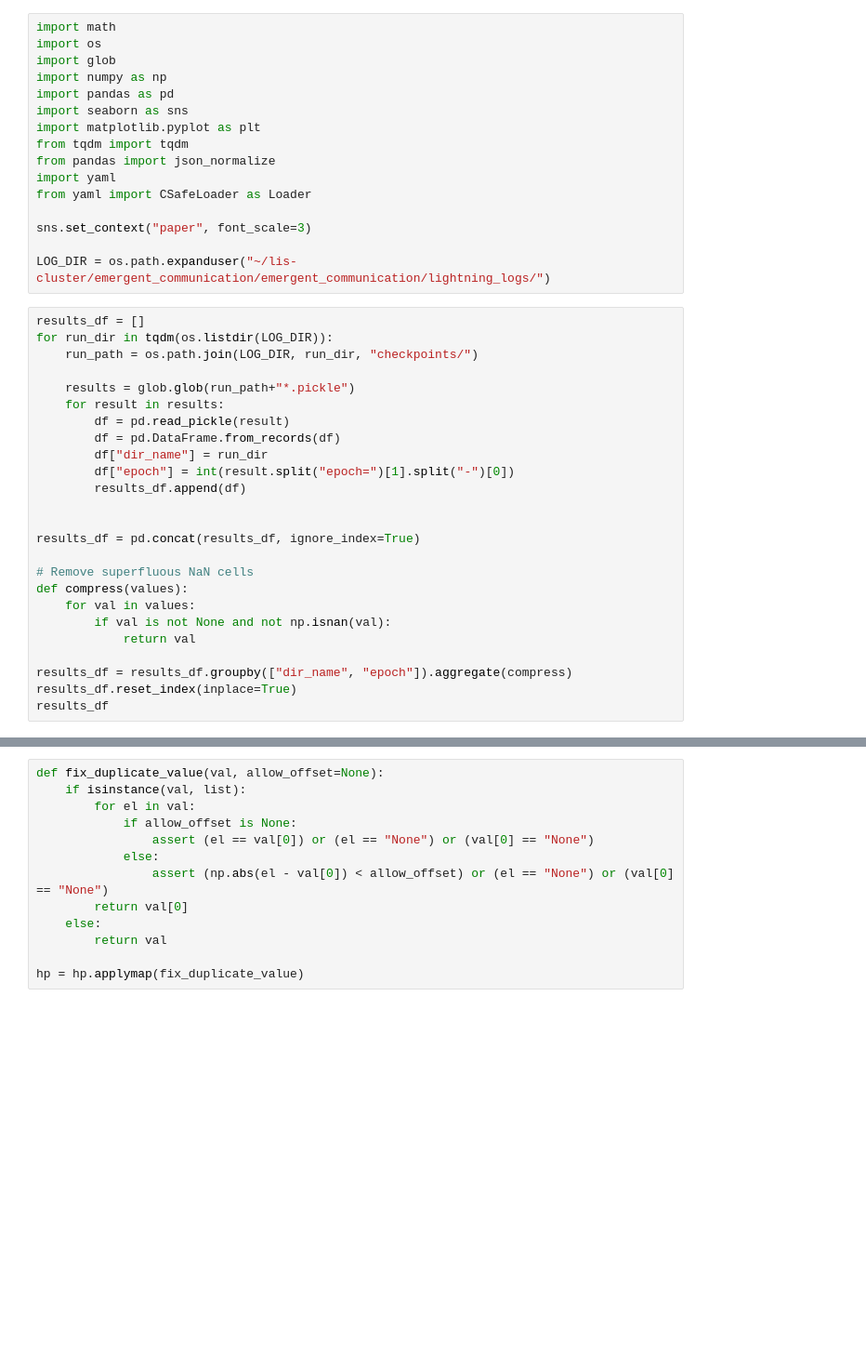
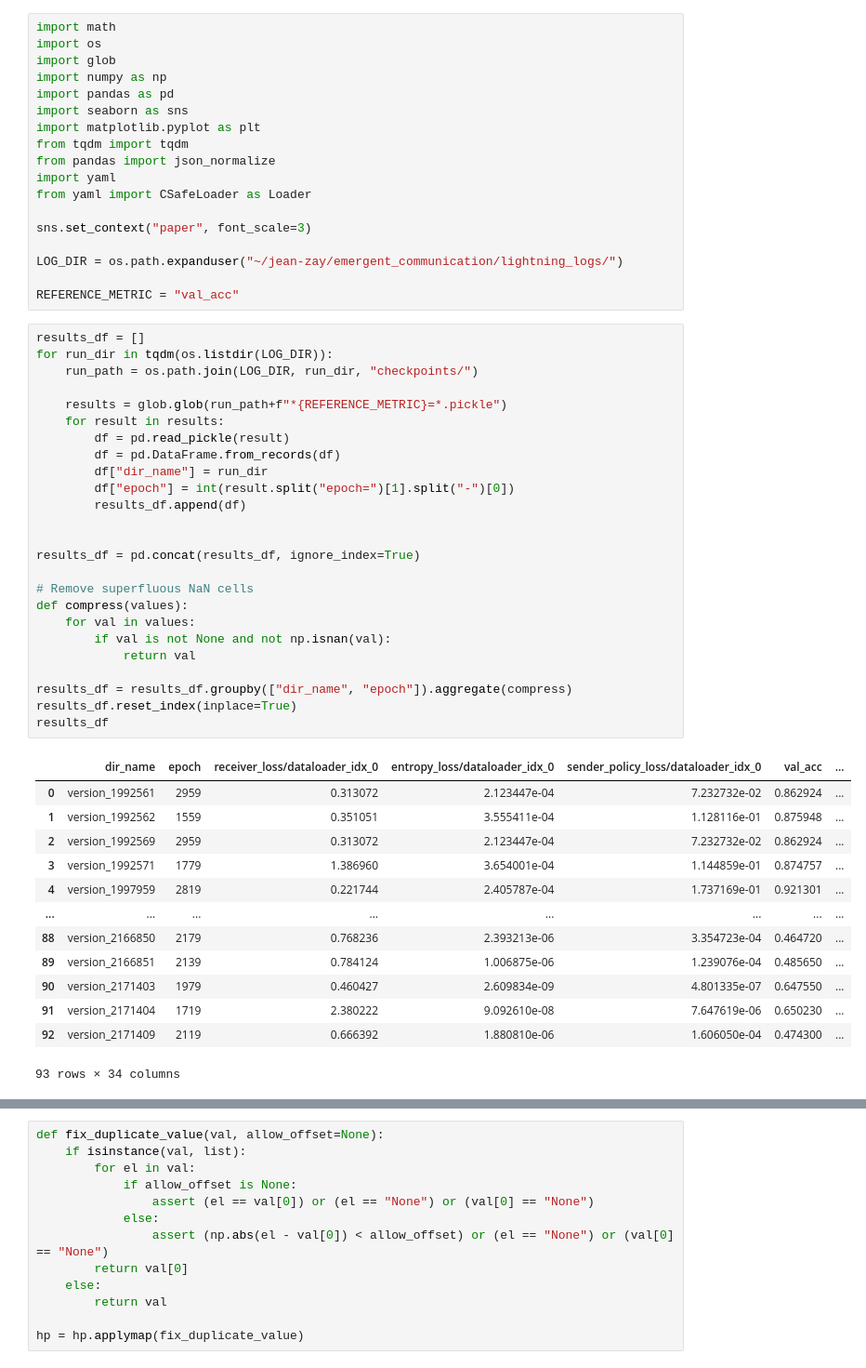
Before and after one commit to mitjanikolaus/emergent_communication, a Jupyter notebook: eval_grid_search_from_logs.ipynb, the cells around one changed output, grey strips where cells are left out. Shown at 93% size. Cells and saved outputs as stored; diff of their text form; blank space fills up the shorter version.

```diff
--- a/eval_grid_search_from_logs.ipynb
+++ b/eval_grid_search_from_logs.ipynb
@@ -13,32 +13,48 @@ from yaml import CSafeLoader as Loader
 
 sns.set_context("paper", font_scale=3)
 
-LOG_DIR = os.path.expanduser("~/lis-cluster/emergent_communication/emergent_communication/lightning_logs/")
+LOG_DIR = os.path.expanduser("~/jean-zay/emergent_communication/lightning_logs/")
+
+REFERENCE_METRIC = "val_acc"
 # %%
 results_df = []
 for run_dir in tqdm(os.listdir(LOG_DIR)):
     run_path = os.path.join(LOG_DIR, run_dir, "checkpoints/")
 
-    results = glob.glob(run_path+"*.pickle")
+    results = glob.glob(run_path+f"*{REFERENCE_METRIC}=*.pickle")
     for result in results:
         df = pd.read_pickle(result)
         df = pd.DataFrame.from_records(df)
         df["dir_name"] = run_dir
         df["epoch"] = int(result.split("epoch=")[1].split("-")[0])
         results_df.append(df)
 
 
 results_df = pd.concat(results_df, ignore_index=True)
 
 # Remove superfluous NaN cells
 def compress(values):
     for val in values:
         if val is not None and not np.isnan(val):
             return val
 
 results_df = results_df.groupby(["dir_name", "epoch"]).aggregate(compress)
 results_df.reset_index(inplace=True)
 results_df
+# %% [output]
+|  | dir_name | epoch | receiver_loss/dataloader_idx_0 | entropy_loss/dataloader_idx_0 | sender_policy_loss/dataloader_idx_0 | val_acc | ... |
+| 0 | version_1992561 | 2959 | 0.313072 | 2.123447e-04 | 7.232732e-02 | 0.862924 | ... |
+| 1 | version_1992562 | 1559 | 0.351051 | 3.555411e-04 | 1.128116e-01 | 0.875948 | ... |
+| 2 | version_1992569 | 2959 | 0.313072 | 2.123447e-04 | 7.232732e-02 | 0.862924 | ... |
+| 3 | version_1992571 | 1779 | 1.386960 | 3.654001e-04 | 1.144859e-01 | 0.874757 | ... |
+| 4 | version_1997959 | 2819 | 0.221744 | 2.405787e-04 | 1.737169e-01 | 0.921301 | ... |
+| ... | ... | ... | ... | ... | ... | ... | ... |
+| 88 | version_2166850 | 2179 | 0.768236 | 2.393213e-06 | 3.354723e-04 | 0.464720 | ... |
+| 89 | version_2166851 | 2139 | 0.784124 | 1.006875e-06 | 1.239076e-04 | 0.485650 | ... |
+| 90 | version_2171403 | 1979 | 0.460427 | 2.609834e-09 | 4.801335e-07 | 0.647550 | ... |
+| 91 | version_2171404 | 1719 | 2.380222 | 9.092610e-08 | 7.647619e-06 | 0.650230 | ... |
+| 92 | version_2171409 | 2119 | 0.666392 | 1.880810e-06 | 1.606050e-04 | 0.474300 | ... |
+93 rows × 34 columns
 # %%
 hp = []
 for run_dir in tqdm(os.listdir(LOG_DIR)):
```
Also changed, not shown: parts of 4 cells of this notebook.
